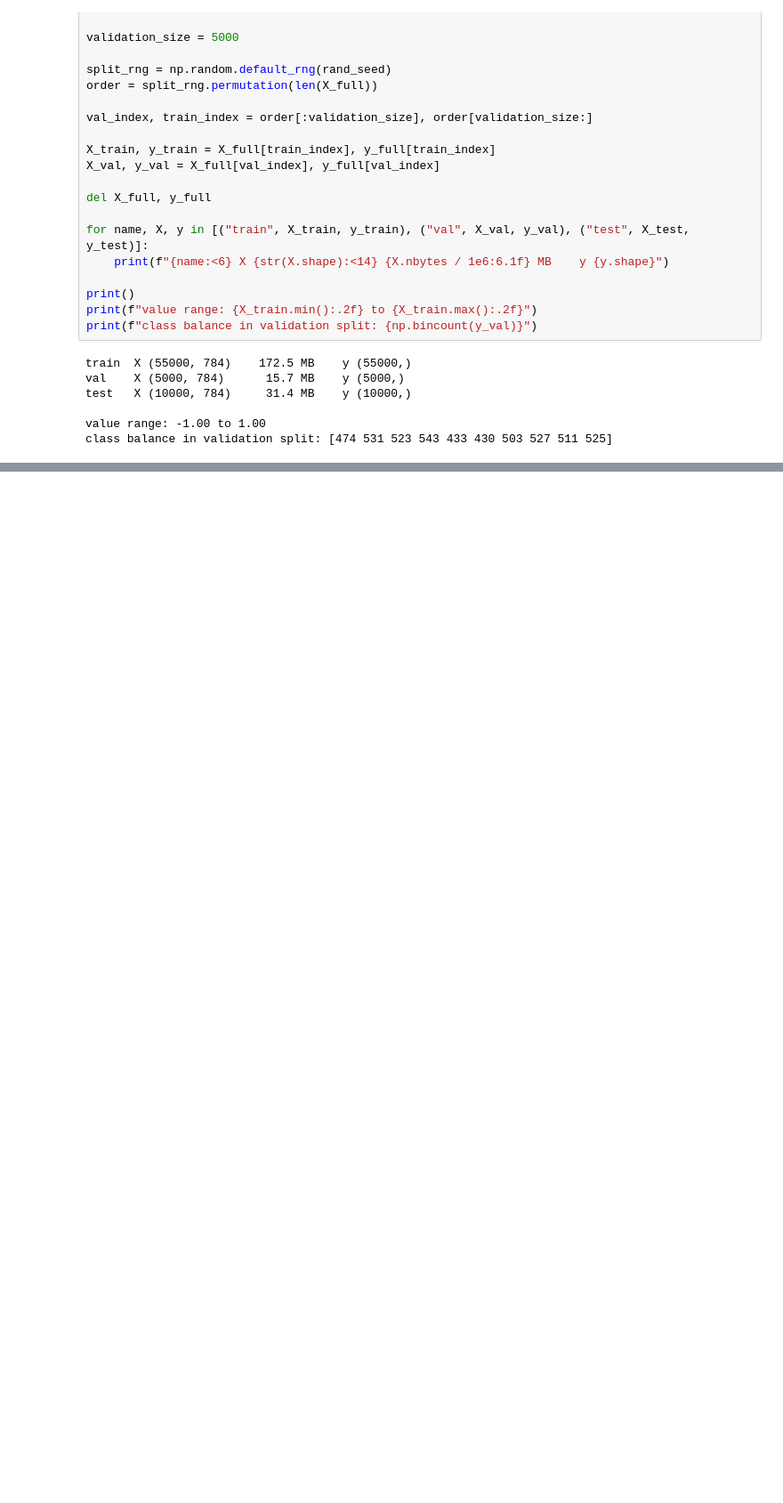
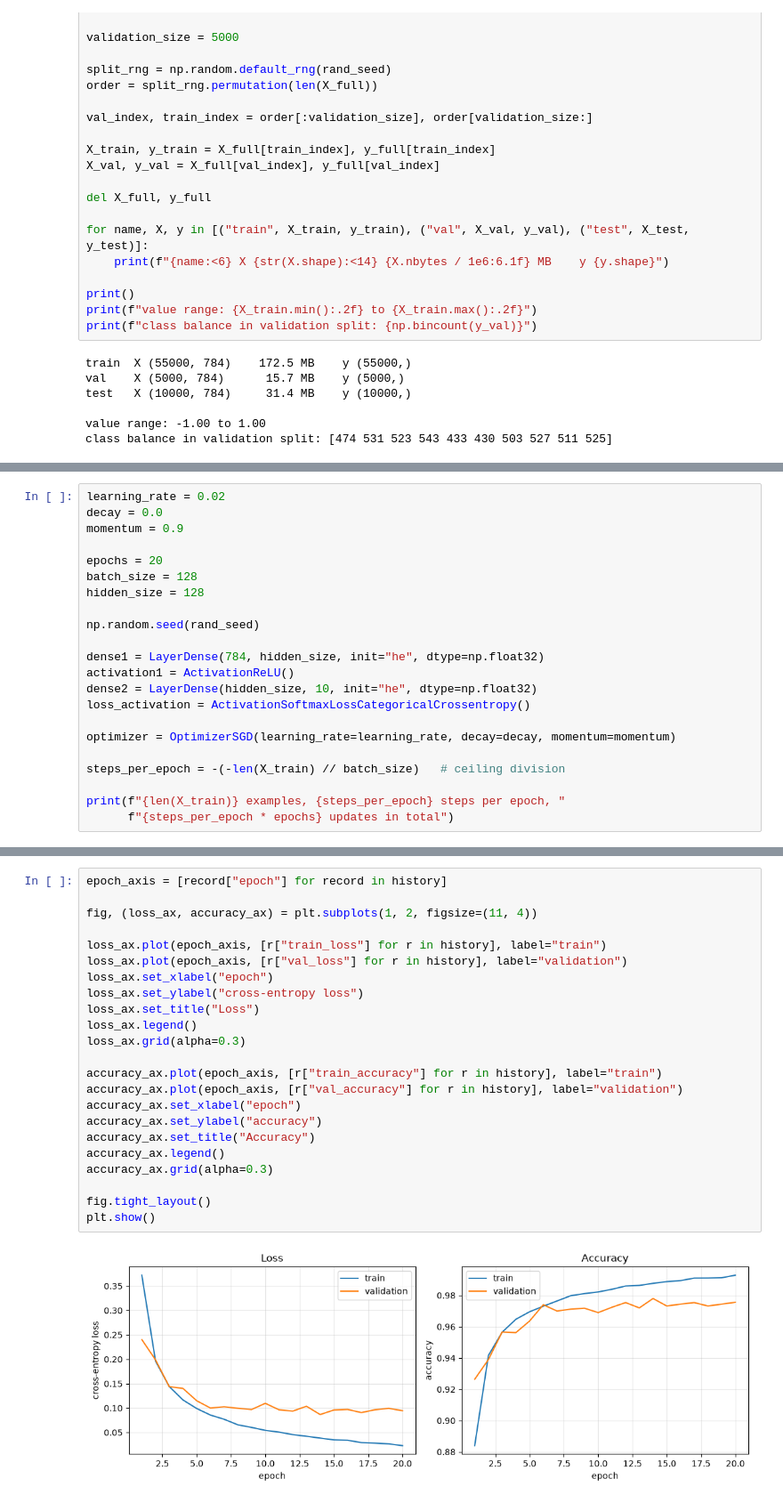
Before and after one commit to n-markov/digit_classification, a Jupyter notebook: notebooks/02_mnist_classification.ipynb, the cells around one changed output, grey strips where cells are left out. Shown at 89% size. Saved outputs shown, nothing was run; the diff lists cells and outputs as text; blank space fills up the shorter version.

```diff
--- a/notebooks/02_mnist_classification.ipynb
+++ b/notebooks/02_mnist_classification.ipynb
@@ -134,0 +329,22 @@ class balance in validation split: [474 531 523 543 433 430 503 527 511 525]
+# %%
+learning_rate = 0.02
+decay = 0.0
+momentum = 0.9
+
+epochs = 20
+batch_size = 128
+hidden_size = 128
+
+np.random.seed(rand_seed)
+
+dense1 = LayerDense(784, hidden_size, init="he", dtype=np.float32)
+activation1 = ActivationReLU()
+dense2 = LayerDense(hidden_size, 10, init="he", dtype=np.float32)
+loss_activation = ActivationSoftmaxLossCategoricalCrossentropy()
+
+optimizer = OptimizerSGD(learning_rate=learning_rate, decay=decay, momentum=momentum)
+
+steps_per_epoch = -(-len(X_train) // batch_size)   # ceiling division
+
+print(f"{len(X_train)} examples, {steps_per_epoch} steps per epoch, "
+      f"{steps_per_epoch * epochs} updates in total")
@@ -134,0 +455,25 @@ class balance in validation split: [474 531 523 543 433 430 503 527 511 525]
+# %%
+epoch_axis = [record["epoch"] for record in history]
+
+fig, (loss_ax, accuracy_ax) = plt.subplots(1, 2, figsize=(11, 4))
+
+loss_ax.plot(epoch_axis, [r["train_loss"] for r in history], label="train")
+loss_ax.plot(epoch_axis, [r["val_loss"] for r in history], label="validation")
+loss_ax.set_xlabel("epoch")
+loss_ax.set_ylabel("cross-entropy loss")
+loss_ax.set_title("Loss")
+loss_ax.legend()
+loss_ax.grid(alpha=0.3)
+
+accuracy_ax.plot(epoch_axis, [r["train_accuracy"] for r in history], label="train")
+accuracy_ax.plot(epoch_axis, [r["val_accuracy"] for r in history], label="validation")
+accuracy_ax.set_xlabel("epoch")
+accuracy_ax.set_ylabel("accuracy")
+accuracy_ax.set_title("Accuracy")
+accuracy_ax.legend()
+accuracy_ax.grid(alpha=0.3)
+
+fig.tight_layout()
+plt.show()
+# %% [output]
+[figure, added]
```
Also changed, not shown: parts of 16 cells of this notebook.
